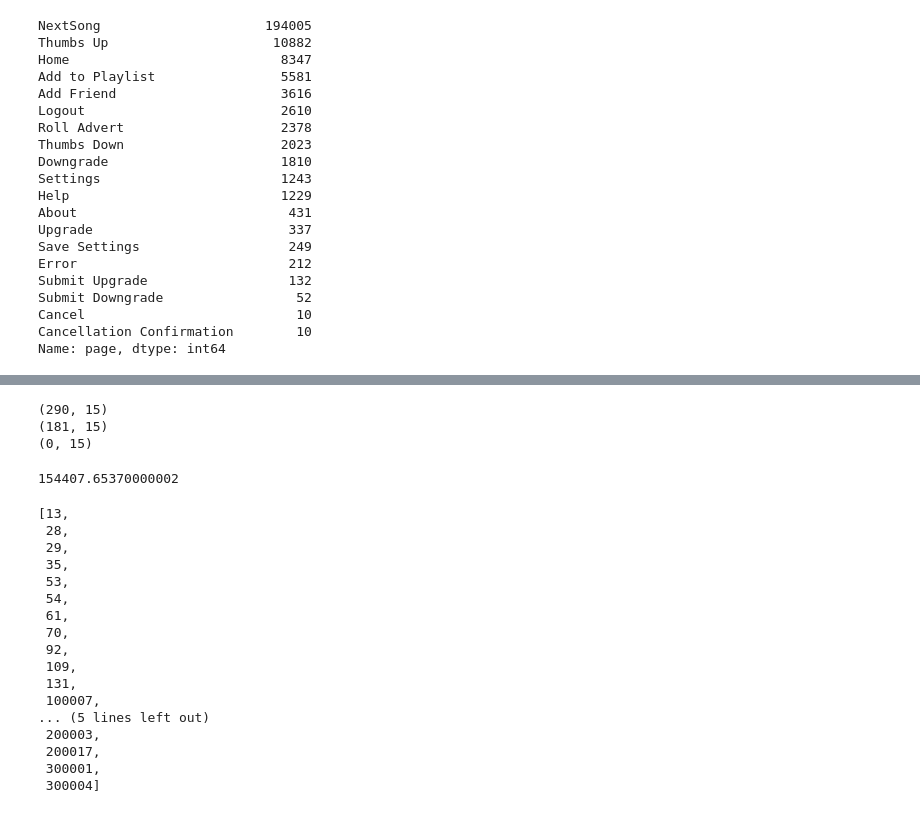
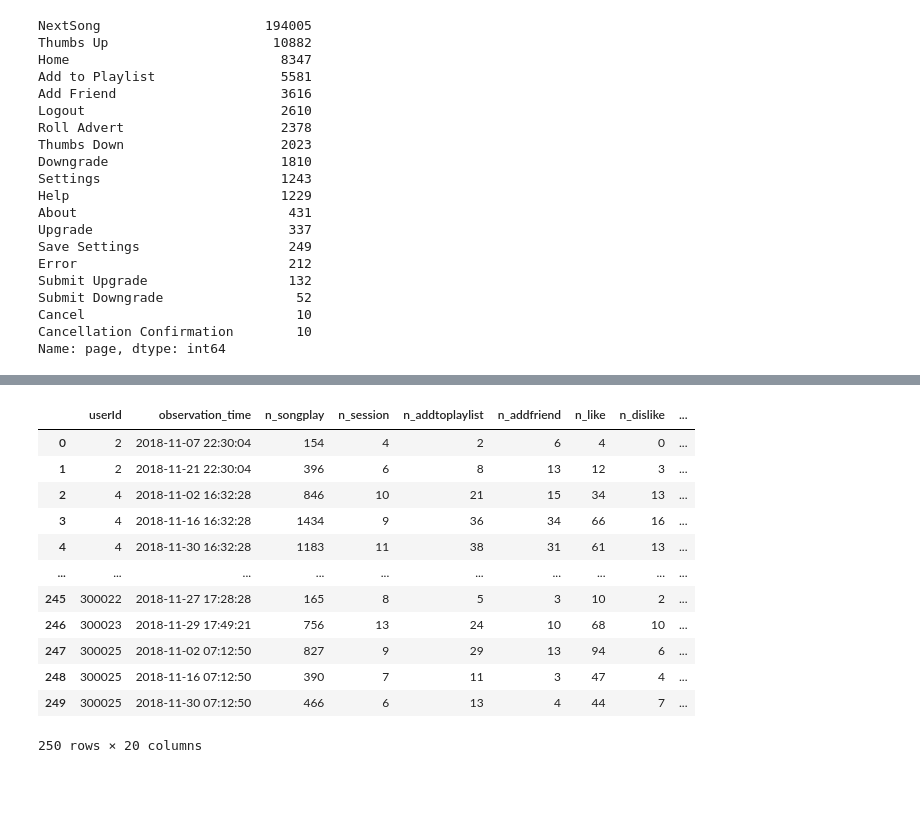
Before and after one commit to gilzero/project_churn_spark, a Jupyter notebook: sparkify.ipynb, the cells around one changed output, grey strips where cells are left out. Drawn from its saved outputs; the diff is of its cells as text; code cells hidden in the pictures; blank space fills up the shorter version.

```diff
--- a/sparkify.ipynb
+++ b/sparkify.ipynb
@@ -1473,34 +1657,16 @@ is_churn: 0
-# %%
-print(dfs[(dfs.userId==2) & (dfs.datetime > '2018-11-07 22:30:04') & (dfs.datetime <= '2018-11-21 22:30:04')].shape)
-
-print(dfs[(dfs.userId==2) & (dfs.datetime > '2018-10-24 22:30:04') & (dfs.datetime <= '2018-11-07 22:30:04')].shape)
-
-print(dfs[(dfs.userId==2) & (dfs.datetime > '2018-10-10 22:30:04') & (dfs.datetime <= '2018-10-24 22:30:04')].shape)
-# %% [output]
-(290, 15)
-(181, 15)
-(0, 15)
-# %%
-dfs[(dfs.userId==20) & (dfs.datetime > '2018-11-01 13:44:09') & (dfs.datetime <= '2018-11-29 13:44:09')]['length'].sum()
-# %% [output]
-154407.65370000002
-# %%
-u_churn
-# %% [output]
-[13,
- 28,
- 29,
- 35,
- 53,
- 54,
- 61,
- 70,
- 92,
- 109,
- 131,
- 100007,
-... (5 lines left out)
- 200003,
- 200017,
- 300001,
- 300004]
+# %%
+dfana
+# %% [output]
+|  | userId | observation_time | n_songplay | n_session | n_addtoplaylist | n_addfriend | n_like | n_dislike | ... |
+| 0 | 2 | 2018-11-07 22:30:04 | 154 | 4 | 2 | 6 | 4 | 0 | ... |
+| 1 | 2 | 2018-11-21 22:30:04 | 396 | 6 | 8 | 13 | 12 | 3 | ... |
+| 2 | 4 | 2018-11-02 16:32:28 | 846 | 10 | 21 | 15 | 34 | 13 | ... |
+| 3 | 4 | 2018-11-16 16:32:28 | 1434 | 9 | 36 | 34 | 66 | 16 | ... |
+| 4 | 4 | 2018-11-30 16:32:28 | 1183 | 11 | 38 | 31 | 61 | 13 | ... |
+| ... | ... | ... | ... | ... | ... | ... | ... | ... | ... |
+| 245 | 300022 | 2018-11-27 17:28:28 | 165 | 8 | 5 | 3 | 10 | 2 | ... |
+| 246 | 300023 | 2018-11-29 17:49:21 | 756 | 13 | 24 | 10 | 68 | 10 | ... |
+| 247 | 300025 | 2018-11-02 07:12:50 | 827 | 9 | 29 | 13 | 94 | 6 | ... |
+| 248 | 300025 | 2018-11-16 07:12:50 | 390 | 7 | 11 | 3 | 47 | 4 | ... |
+| 249 | 300025 | 2018-11-30 07:12:50 | 466 | 6 | 13 | 4 | 44 | 7 | ... |
+250 rows × 20 columns
```
Also changed, not shown: parts of 6 cells of this notebook, 1 other file.
